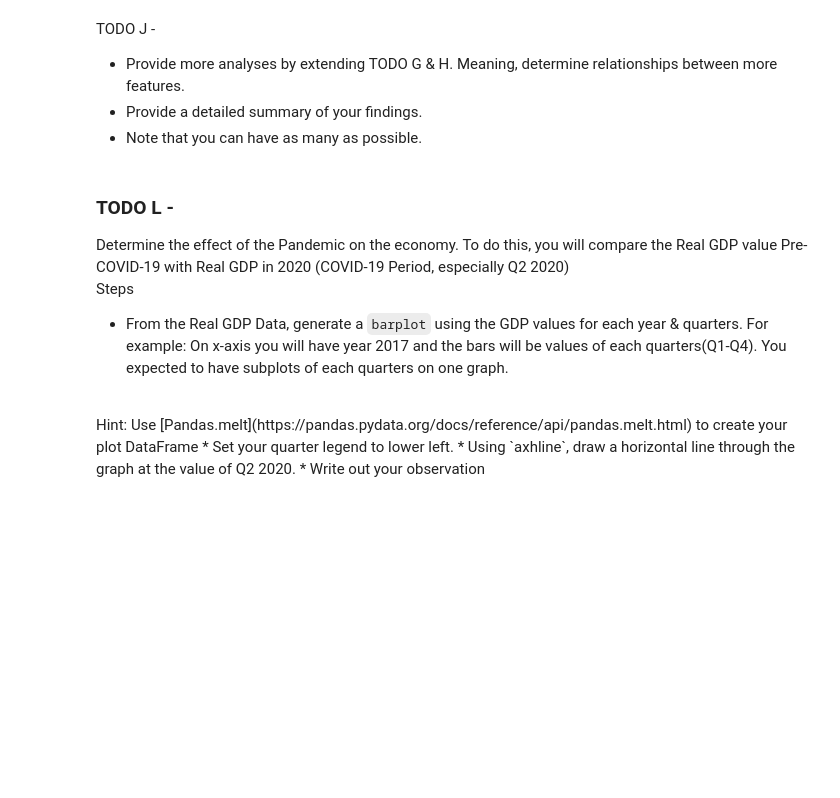
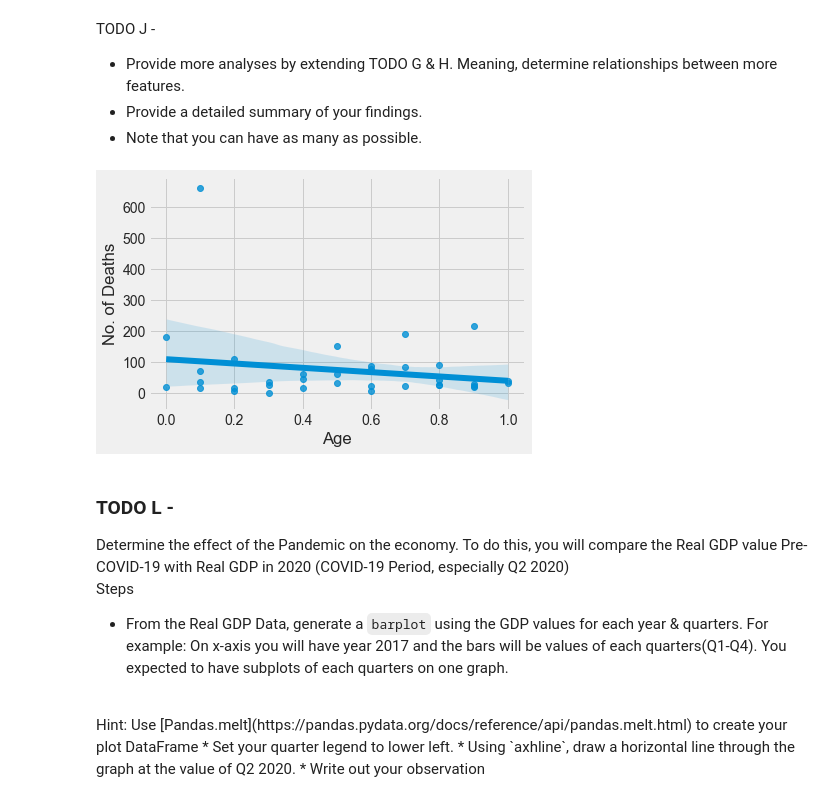
Before and after one commit to geoafrikana/Nigeria-COVID-19-Data-Analysis-Using-Python, a Jupyter notebook: covidproject.ipynb, the cells around one changed output. Cells and saved outputs as stored; diff of their text form; code cells hidden in the pictures; blank space fills up the shorter version.

```diff
--- a/covidproject.ipynb
+++ b/covidproject.ipynb
@@ -611,6 +683,10 @@ TODO J -
 * Provide more analyses by extending TODO G & H. Meaning, determine relationships between more features.
 * Provide a detailed summary of your findings.
 * Note that you can have as many as possible.
+# %%
+ax = sns.regplot(x="Age", y="No. of Deaths", data=ncdc_external)
+# %% [output]
+[figure, added]
 # %% [markdown]
 ### TODO L -
 Determine the effect of the Pandemic on the economy. To do this, you will compare the Real GDP value Pre-COVID-19 with Real GDP in 2020 (COVID-19 Period, especially Q2 2020)
```
Also changed, not shown: parts of 35 cells of this notebook, 1 other file.
